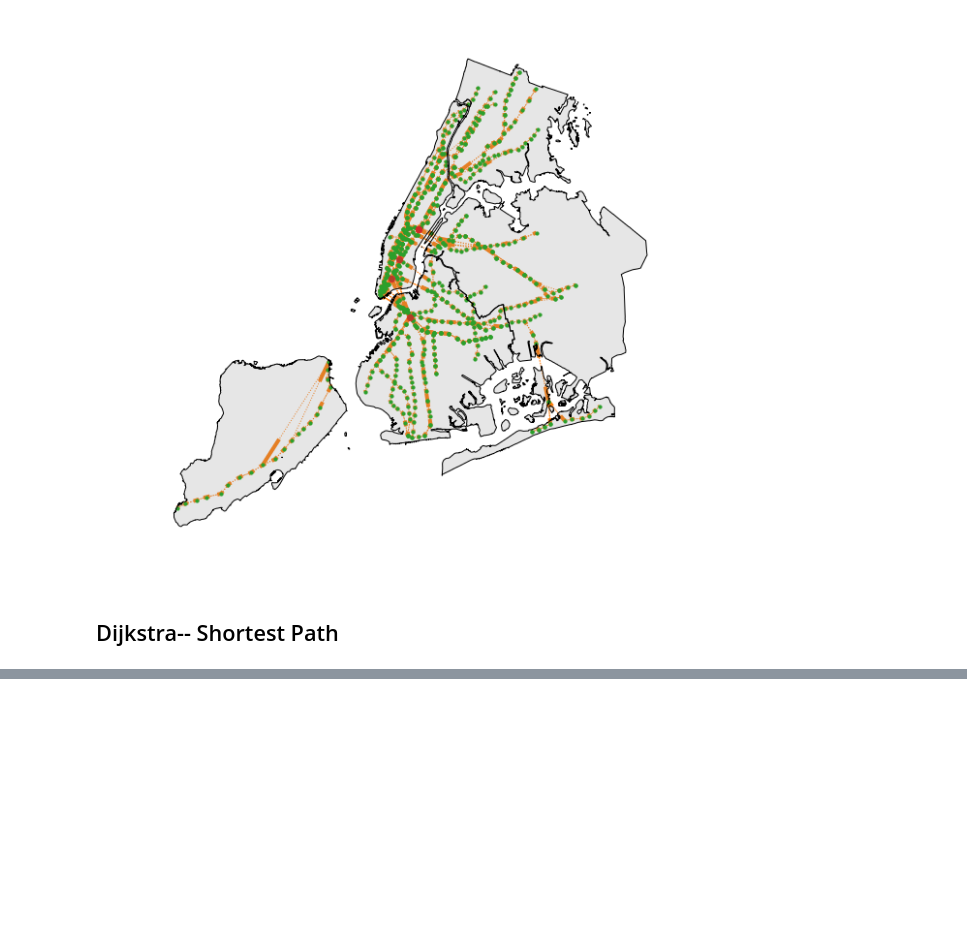
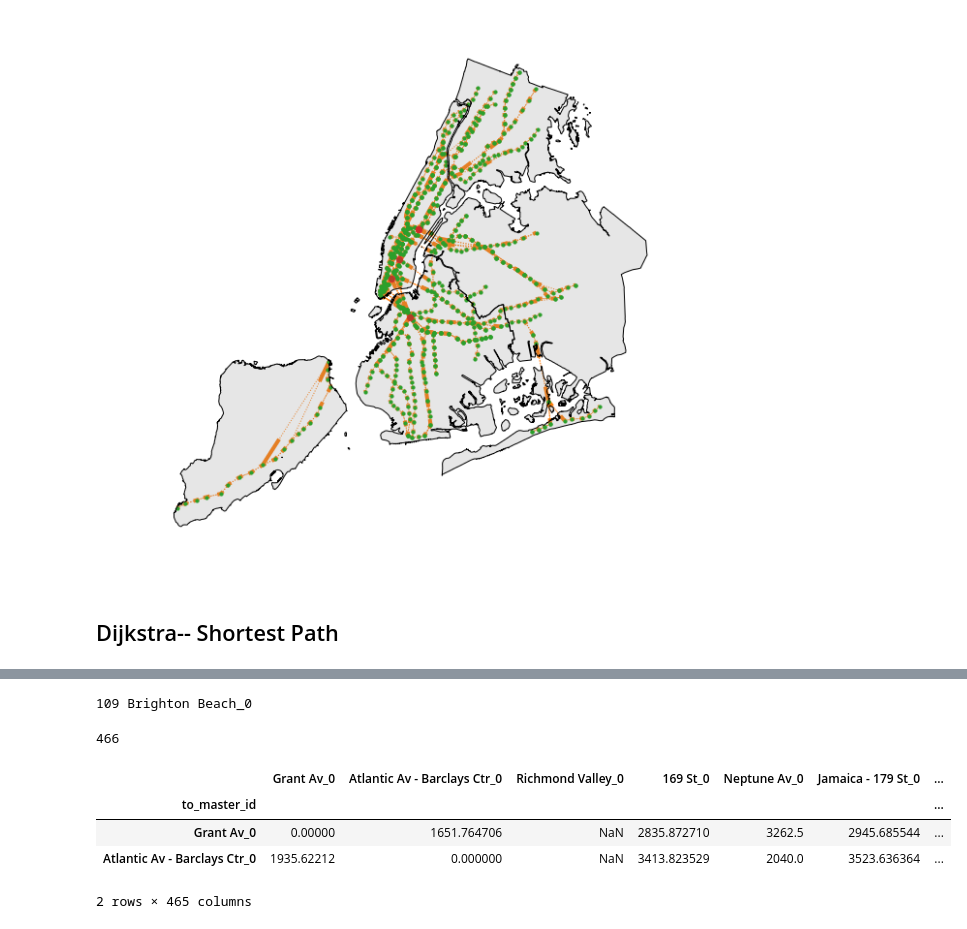
Before and after one commit to yuanviola/nyc_subway_network, a Jupyter notebook: network_by_line_and_station.ipynb, the cells around one changed output, grey strips where cells are left out. Drawn from its saved outputs; the diff is of its cells as text; code cells hidden in the pictures; blank space fills up the shorter version.

```diff
--- a/network_by_line_and_station.ipynb
+++ b/network_by_line_and_station.ipynb
@@ -420,0 +482,10 @@ whole_network.to_csv('whole_network')
+# %%
+for i,j in enumerate(master_nodes[1:]):
+    j = j.replace('/','-')
+    if j in os.listdir('remove-one-node')[1:]:
+#         pass
+#     else:
+        print i,j
+        break
+# %% [output]
+109 Brighton Beach_0
@@ -420,0 +496,9 @@ whole_network.to_csv('whole_network')
+# %%
+len(os.listdir('remove-one-node'))
+# %% [output]
+466
+# %%
+## calculate whole network shortest path length
+dict_duration = nx.all_pairs_dijkstra_path_length(G,weight='weight')
+df = pd.DataFrame.from_dict(dict_duration)
+df.index.name='to_master_id'
@@ -420,0 +507,8 @@ whole_network.to_csv('whole_network')
+# %%
+df.loc[master_nodes,master_nodes].head(2)
+# %% [output]
+|  | Grant Av_0 | Atlantic Av - Barclays Ctr_0 | Richmond Valley_0 | 169 St_0 | Neptune Av_0 | Jamaica - 179 St_0 | ... |
+| to_master_id |  |  |  |  |  |  | ... |
+| Grant Av_0 | 0.00000 | 1651.764706 | NaN | 2835.872710 | 3262.5 | 2945.685544 | ... |
+| Atlantic Av - Barclays Ctr_0 | 1935.62212 | 0.000000 | NaN | 3413.823529 | 2040.0 | 3523.636364 | ... |
+2 rows × 465 columns
```
Also changed, not shown: parts of 31 cells of this notebook.
